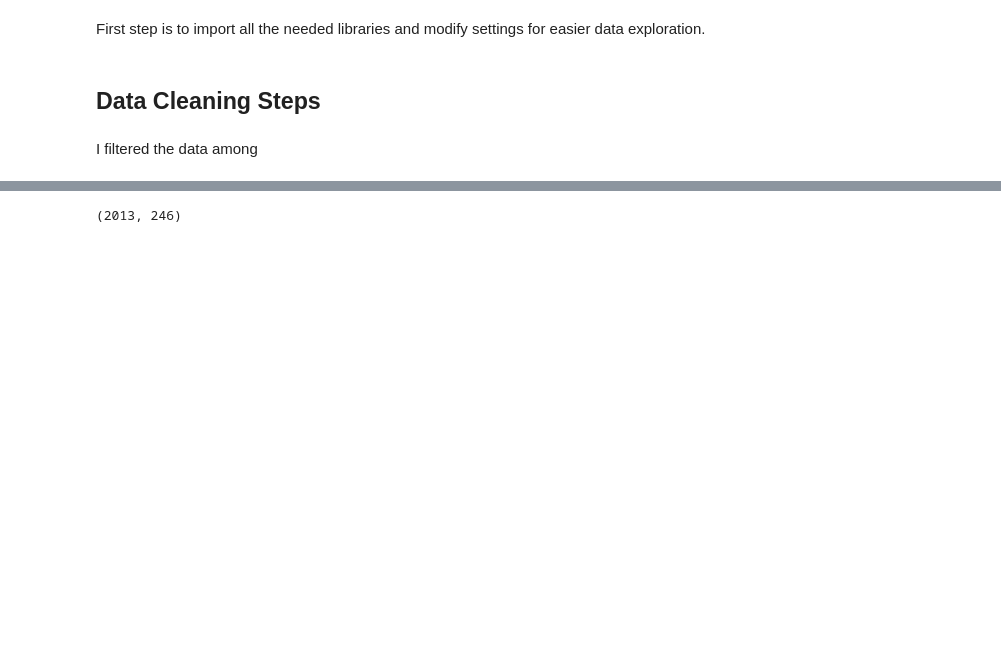
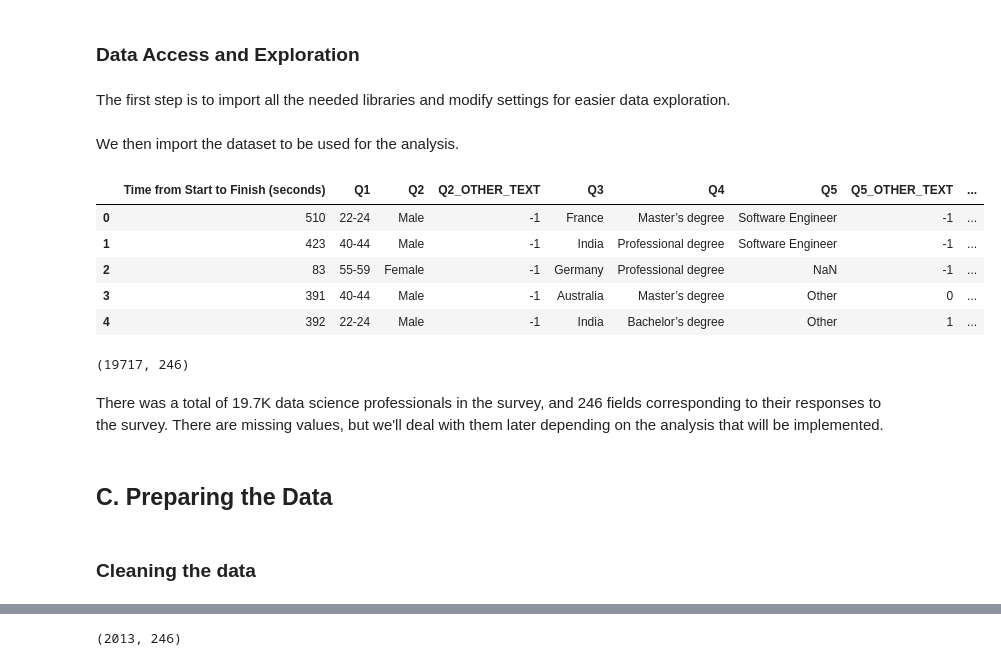
Before and after one commit to noemistatcat/blog_kaggle_survey_2019, a Jupyter notebook: Winning in the Data Science Field.ipynb, the cells around one changed output, grey strips where cells are left out. Drawn from its saved outputs; the diff is of its cells as text; code cells hidden in the pictures; blank space fills up the shorter version.

Commit message:
Applied the revisions based on the first review

```diff
--- a/Winning in the Data Science Field.ipynb
+++ b/Winning in the Data Science Field.ipynb
@@ -5,5 +22,7 @@ For this project I have chosen to use the 2019 Kaggle ML & DS Survey raw data.
+# %% [markdown]
+### Data Access and Exploration
 # %% [markdown]
-First step is to import all the needed libraries and modify settings for easier data exploration.
+The first step is to import all the needed libraries and modify settings for easier data exploration.
 # %%
 import numpy as np
 import pandas as pd
@@ -23,4 +39,23 @@ df = pd.read_csv('./multiple_choice_responses.csv')
+# %% [markdown]
+We then import the dataset to be used for the analysis.
+# %%
+# Import data
+df = pd.read_csv('./multiple_choice_responses.csv')
+df.head()
+# %% [output]
+|  | Time from Start to Finish (seconds) | Q1 | Q2 | Q2_OTHER_TEXT | Q3 | Q4 | Q5 | Q5_OTHER_TEXT | ... |
+| 0 | 510 | 22-24 | Male | -1 | France | Master’s degree | Software Engineer | -1 | ... |
+| 1 | 423 | 40-44 | Male | -1 | India | Professional degree | Software Engineer | -1 | ... |
+| 2 | 83 | 55-59 | Female | -1 | Germany | Professional degree | NaN | -1 | ... |
+| 3 | 391 | 40-44 | Male | -1 | Australia | Master’s degree | Other | 0 | ... |
+| 4 | 392 | 22-24 | Male | -1 | India | Bachelor’s degree | Other | 1 | ... |
+# %%
+df.shape
+# %% [output]
+(19717, 246)
+# %% [markdown]
+There was a total of 19.7K data science professionals in the survey, and 246 fields corresponding to their responses to the survey. There are missing values, but we'll deal with them later depending on the analysis that will be implemented.
+# %% [markdown]
+## C. Preparing the Data
 # %% [markdown]
-## Data Cleaning Steps
+### Cleaning the data
-# %% [markdown]
-I filtered the data among
```
Also changed, not shown: parts of 48 cells of this notebook, 1 other file.
